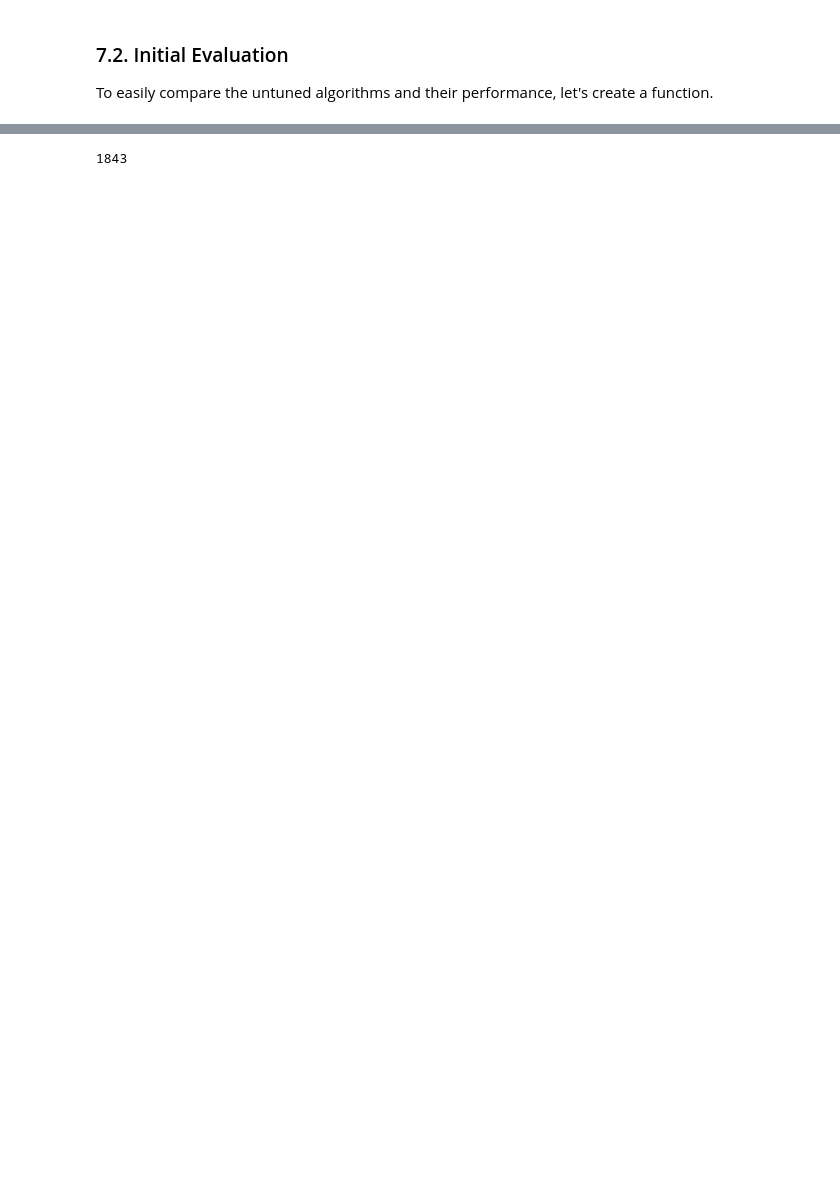
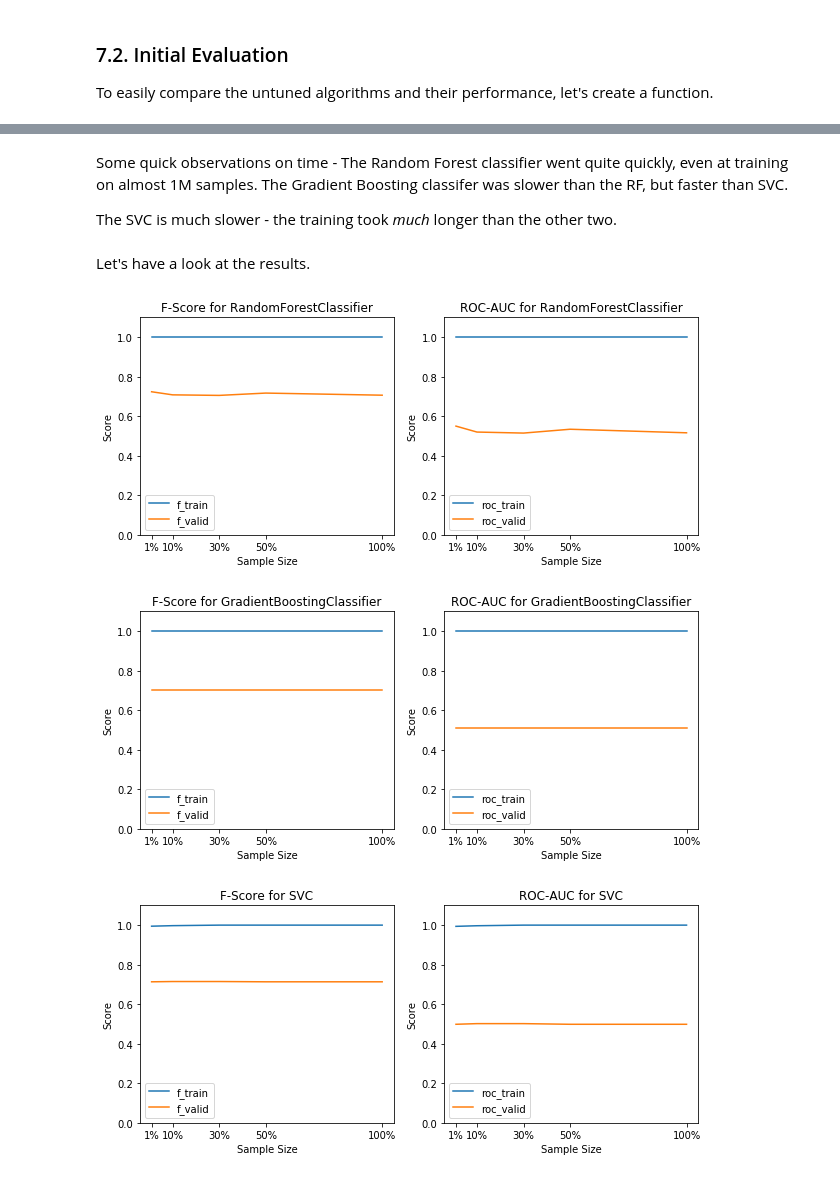
Before and after one commit to rebeccaebarnes/DSND-Project-4, a Jupyter notebook: seattle_airbnb_exploration.ipynb, the cells around one changed output, grey strips where cells are left out. Cells and saved outputs as stored; diff of their text form; code cells hidden in the pictures; blank space fills up the shorter version.

```diff
--- a/seattle_airbnb_exploration.ipynb
+++ b/seattle_airbnb_exploration.ipynb
@@ -2148,4 +2161,31 @@ ValueError: Number of labels=997062 does not match number of samples=995219
-# %%
-997062 - 995219
-# %% [output]
-1843
+# %% [markdown]
+Some quick observations on time - The Random Forest classifier went quite quickly, even at training on almost 1M samples. The Gradient Boosting classifer was slower than the RF, but faster than SVC.
+
+The SVC is much slower - the training took _much_ longer than the other two.
+# %% [markdown]
+Let's have a look at the results.
+# %%
+# Define a function to plot metrics
+def plot_score(data, first_line, second_line, title):
+    loc = [.01, .10, .30, .50, 1.00]
+    plt.plot(loc, data.loc[first_line], label=first_line)
+    plt.plot(loc, data.loc[second_line], label=second_line)
+    plt.xticks(loc, data.columns)
+    plt.ylim([0, 1.1])
+    plt.legend()
+    plt.title(title)
+    plt.xlabel("Sample Size")
+    plt.ylabel("Score");
+# %%
+for clf in results:
+    cols = ["1%", "10%", "30%", "50%", "100%"]
+    clf_df = results[clf][cols]
+    plt.figure(figsize=(10, 4))
+    plt.subplot(1, 2, 1)
+    plot_score(clf_df, "f_train", "f_valid", "F-Score for {}".format(clf))
+    plt.subplot(1, 2, 2)
+    plot_score(clf_df, "roc_train", "roc_valid", "ROC-AUC for {}".format(clf))
+# %% [output]
+[figure, added]
+[figure, added]
+[figure, added]
```
Also changed, not shown: parts of 12 cells of this notebook.
